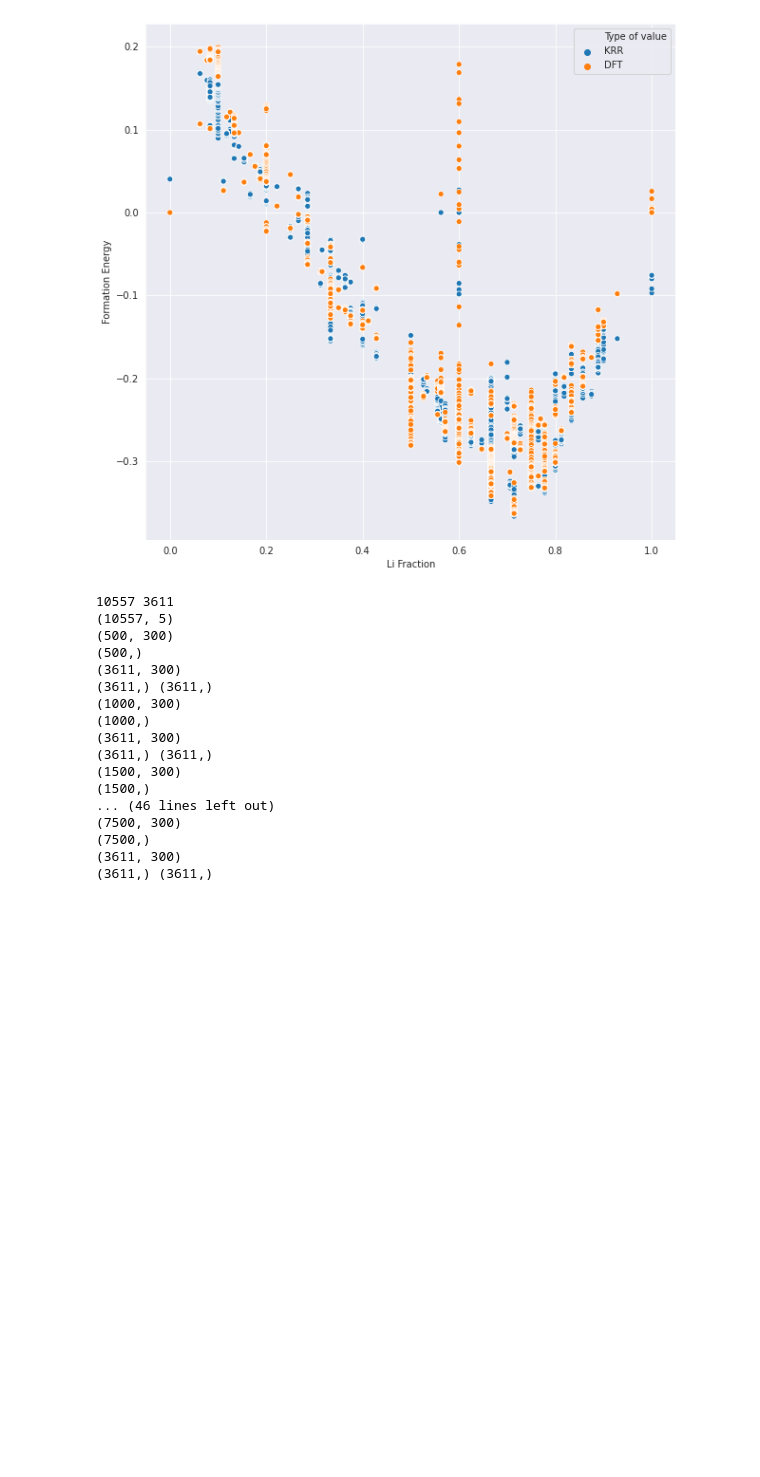
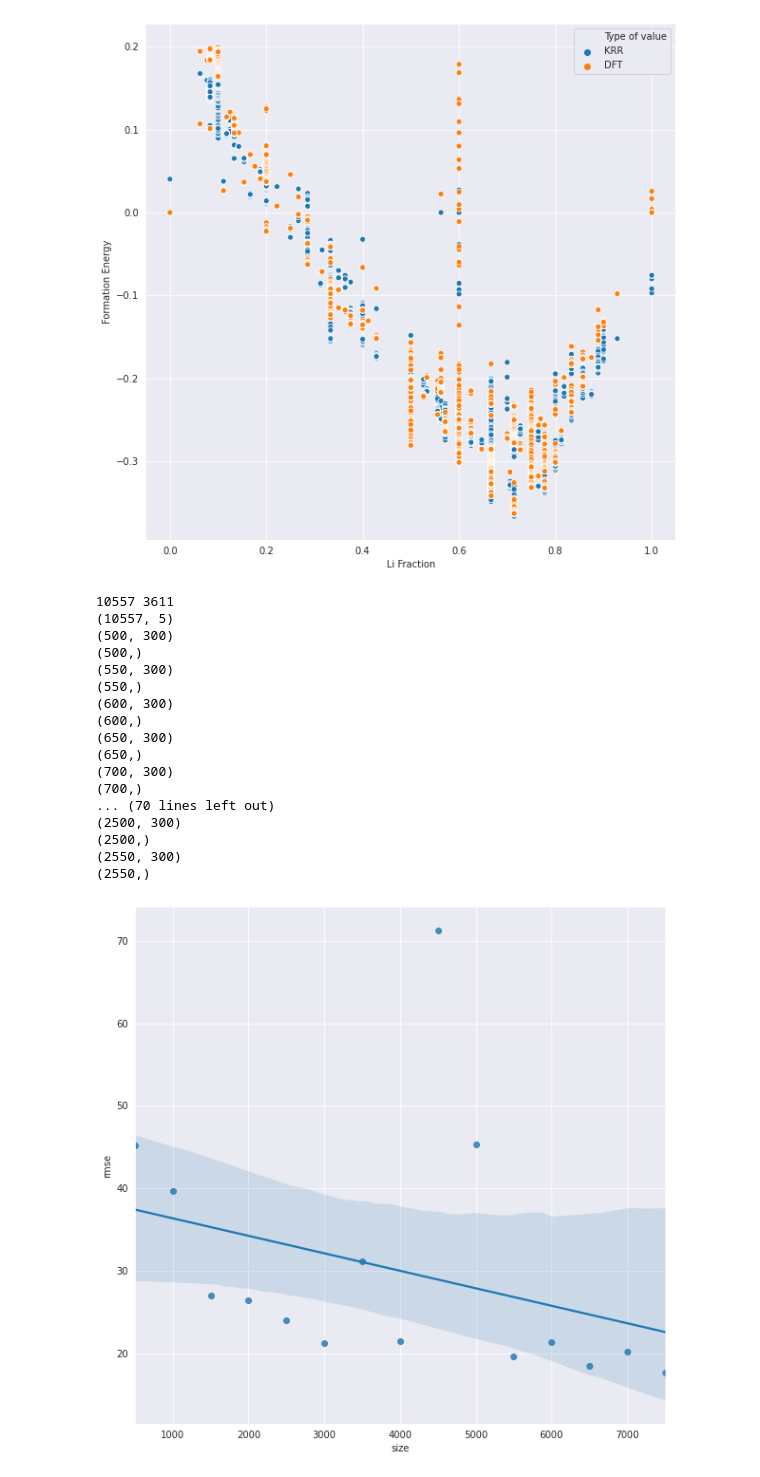
Before and after one commit to rahul-aedula95/ScientificML, a Jupyter notebook: 30/30.ipynb, the cells around one changed output. Cells and saved outputs as stored; diff of their text form; code cells hidden in the pictures; blank space fills up the shorter version.

Commit message:
Trying to display size plot

```diff
--- a/30/30.ipynb
+++ b/30/30.ipynb
@@ -308,7 +308,7 @@ print (len(train_group),len(test_group))
 print (np.shape(train_group))
 
 
-for size in range(500,8000,500):
+for size in range(500,8000,50):
 
 
     X_train = list(zip(*train_group))[0]
@@ -336,12 +336,12 @@ for size in range(500,8000,500):
     print (np.shape(y_train))
 
     clf = svr.fit(X_train,y_train)
-    print (np.shape(X_test))
+    #print (np.shape(X_test))
     clf_best = clf.best_estimator_
 
     y_pred = clf_best.predict(X_test)
 
-    print (np.shape(y_test),np.shape(y_pred))
+    #print (np.shape(y_test),np.shape(y_pred))
 
 
     rms = np.sqrt(sklearn.metrics.mean_squared_error(y_test, y_pred))
@@ -358,25 +358,27 @@ for size in range(500,8000,500):
 (10557, 5)
 (500, 300)
 (500,)
-(3611, 300)
-(3611,) (3611,)
-(1000, 300)
-(1000,)
-(3611, 300)
-(3611,) (3611,)
-(1500, 300)
-(1500,)
-... (46 lines left out)
-(7500, 300)
-(7500,)
-(3611, 300)
-(3611,) (3611,)
+(550, 300)
+(550,)
+(600, 300)
+(600,)
+(650, 300)
+(650,)
+(700, 300)
+(700,)
+... (70 lines left out)
+(2500, 300)
+(2500,)
+(2550, 300)
+(2550,)
 # %%
 plotter = pd.DataFrame()
 plotter['rmse'] = rmse_arr
 plotter['size'] = size_arr
 
 sns.set_style("darkgrid")
 plt.figure(figsize=(10, 10))
-ax = sns.regplot(data=plotter,x='Li Fractio',y='Formation Energy',hue='Type of value')
+ax = sns.regplot(data=plotter,x='size',y='rmse')
 plt.show()
+# %% [output]
+[figure, added]
```
